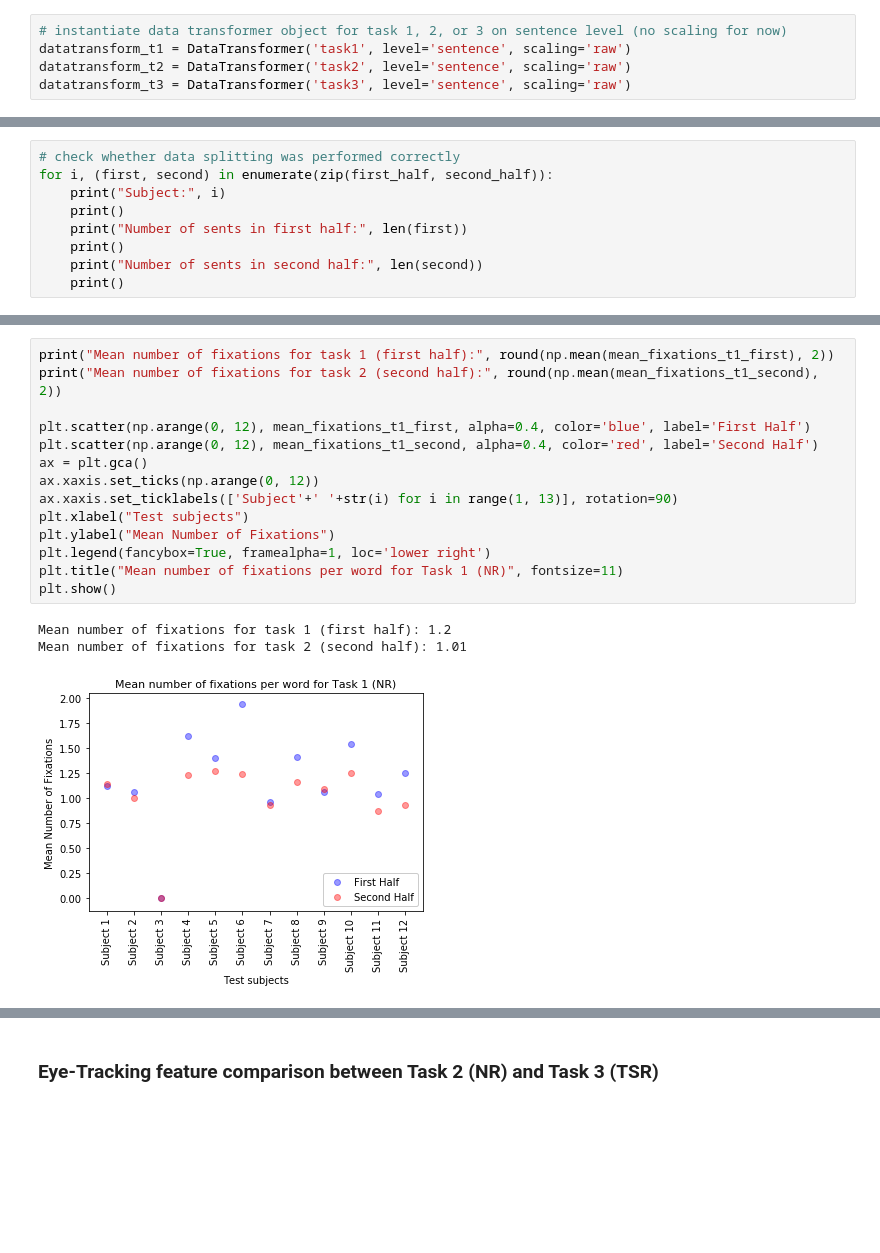
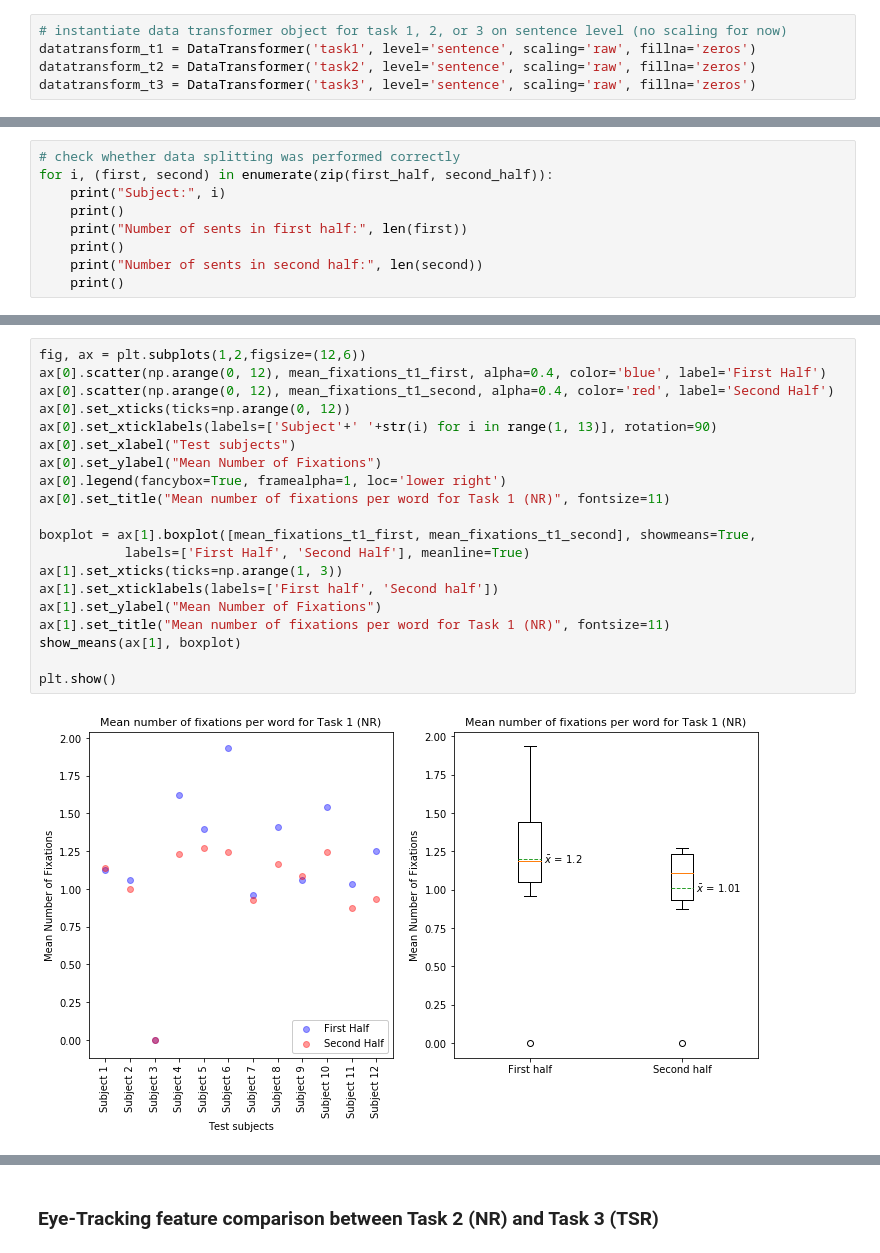
Before and after one commit to PosoSAgapo/NER-with-EEG-and-ET, a Jupyter notebook: data_exploration.ipynb, the cells around one changed output, grey strips where cells are left out. Saved outputs shown, nothing was run; the diff lists cells and outputs as text; blank space fills up the shorter version.

Commit message:
Added some helper functions and boxplots

```diff
--- a/data_exploration.ipynb
+++ b/data_exploration.ipynb
@@ -27,9 +29,9 @@ zurich.BNCfreq = np.log(zurich.BNCfreq)
 zurich['BNCfreqinv']= -zurich.BNCfreq
 # %%
 # instantiate data transformer object for task 1, 2, or 3 on sentence level (no scaling for now)
-datatransform_t1 = DataTransformer('task1', level='sentence', scaling='raw')
-datatransform_t2 = DataTransformer('task2', level='sentence', scaling='raw')
-datatransform_t3 = DataTransformer('task3', level='sentence', scaling='raw')
+datatransform_t1 = DataTransformer('task1', level='sentence', scaling='raw', fillna='zeros')
+datatransform_t2 = DataTransformer('task2', level='sentence', scaling='raw', fillna='zeros')
+datatransform_t3 = DataTransformer('task3', level='sentence', scaling='raw', fillna='zeros')
 # %%
 # get data for all subjects according to settings specified in cell above
 # NOTE: data for each sbj will be stored in pd.DataFrame
@@ -103,19 +109,23 @@ mean_ffd_t1_second = [sbj.FFD.mean() for sbj in second_half]
 # %%
-print("Mean number of fixations for task 1 (first half):", round(np.mean(mean_fixations_t1_first), 2))
-print("Mean number of fixations for task 2 (second half):", round(np.mean(mean_fixations_t1_second), 2))
+fig, ax = plt.subplots(1,2,figsize=(12,6))
+ax[0].scatter(np.arange(0, 12), mean_fixations_t1_first, alpha=0.4, color='blue', label='First Half')
+ax[0].scatter(np.arange(0, 12), mean_fixations_t1_second, alpha=0.4, color='red', label='Second Half')
+ax[0].set_xticks(ticks=np.arange(0, 12))
+ax[0].set_xticklabels(labels=['Subject'+' '+str(i) for i in range(1, 13)], rotation=90)
+ax[0].set_xlabel("Test subjects")
+ax[0].set_ylabel("Mean Number of Fixations")
+ax[0].legend(fancybox=True, framealpha=1, loc='lower right')
+ax[0].set_title("Mean number of fixations per word for Task 1 (NR)", fontsize=11)
 
-plt.scatter(np.arange(0, 12), mean_fixations_t1_first, alpha=0.4, color='blue', label='First Half')
-plt.scatter(np.arange(0, 12), mean_fixations_t1_second, alpha=0.4, color='red', label='Second Half')
-ax = plt.gca()
-ax.xaxis.set_ticks(np.arange(0, 12))
-ax.xaxis.set_ticklabels(['Subject'+' '+str(i) for i in range(1, 13)], rotation=90)
-plt.xlabel("Test subjects")
-plt.ylabel("Mean Number of Fixations")
-plt.legend(fancybox=True, framealpha=1, loc='lower right')
-plt.title("Mean number of fixations per word for Task 1 (NR)", fontsize=11)
+boxplot = ax[1].boxplot([mean_fixations_t1_first, mean_fixations_t1_second], showmeans=True,
+           labels=['First Half', 'Second Half'], meanline=True)
+ax[1].set_xticks(ticks=np.arange(1, 3))
+ax[1].set_xticklabels(labels=['First half', 'Second half'])
+ax[1].set_ylabel("Mean Number of Fixations")
+ax[1].set_title("Mean number of fixations per word for Task 1 (NR)", fontsize=11)
+show_means(ax[1], boxplot)
+
 plt.show()
 # %% [output]
-Mean number of fixations for task 1 (first half): 1.2
-Mean number of fixations for task 2 (second half): 1.01
-[figure, old version]
+[figure, new version]
 # %%
```
Also changed, not shown: parts of 12 cells of this notebook, 4 other files.
